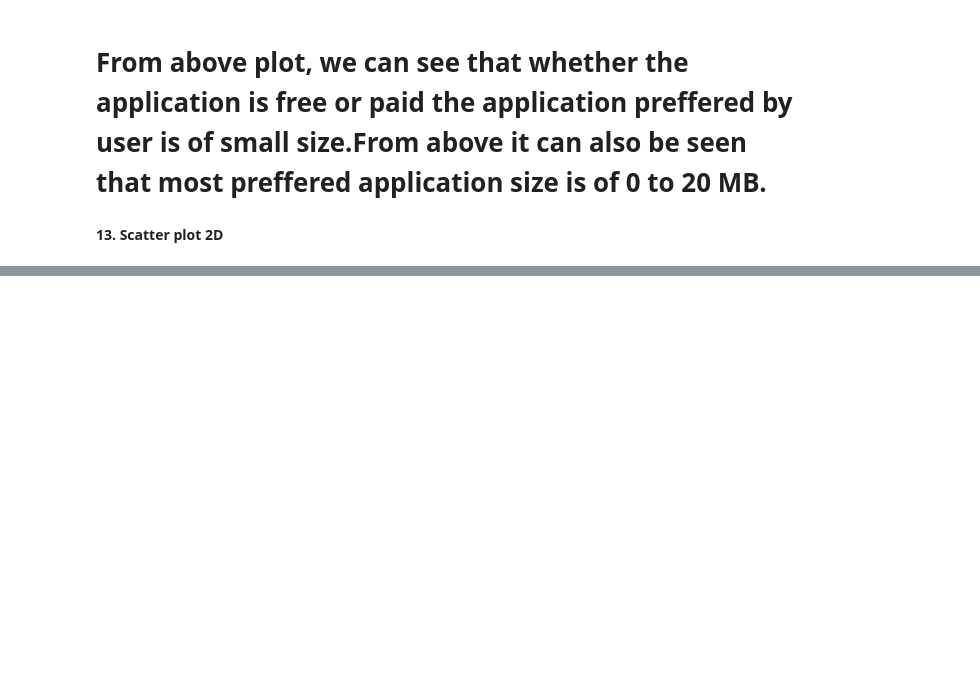
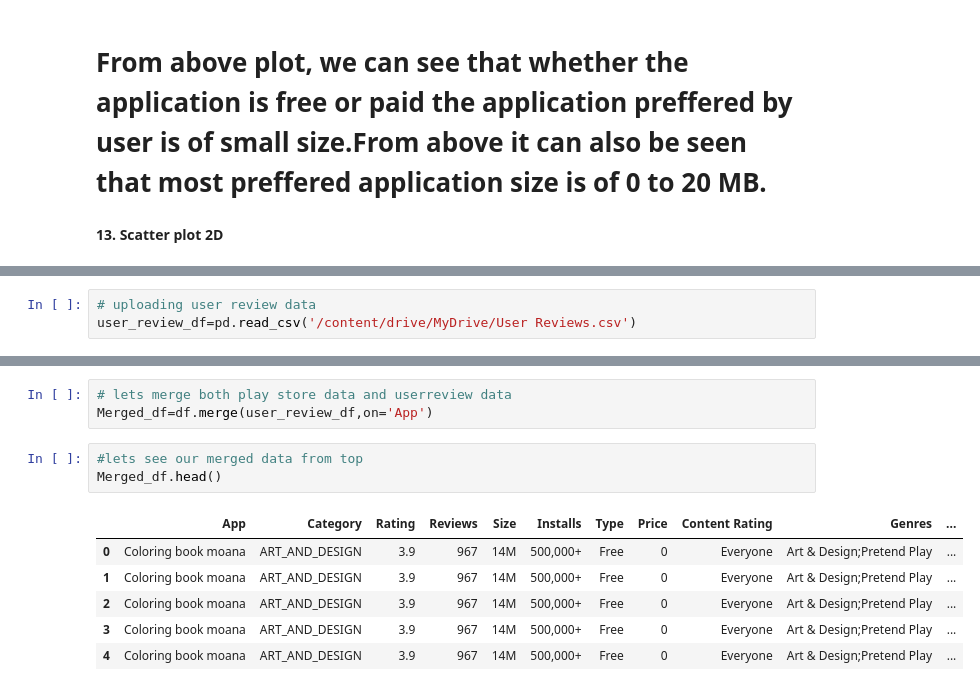
Before and after one commit to Shailendra114/Play-Store-App-Review-Analysis, a Jupyter notebook: Play_Store_App_Review_Analysis_Capstone_Project.ipynb, the cells around one changed output, grey strips where cells are left out. Cells and saved outputs as stored; diff of their text form; blank space fills up the shorter version.

```diff
--- a/Play_Store_App_Review_Analysis_Capstone_Project.ipynb
+++ b/Play_Store_App_Review_Analysis_Capstone_Project.ipynb
@@ -620,0 +640,3 @@ px.scatter(data_frame=Category_size,x='Size',y='log2 installs',color='Type')
+# %%
+# uploading user review data
+user_review_df=pd.read_csv('/content/drive/MyDrive/User Reviews.csv')
@@ -620,0 +663,13 @@ px.scatter(data_frame=Category_size,x='Size',y='log2 installs',color='Type')
+# %%
+# lets merge both play store data and userreview data
+Merged_df=df.merge(user_review_df,on='App')
+# %%
+#lets see our merged data from top
+Merged_df.head()
+# %% [output]
+|  | App | Category | Rating | Reviews | Size | Installs | Type | Price | Content Rating | Genres | ... |
+| 0 | Coloring book moana | ART_AND_DESIGN | 3.9 | 967 | 14M | 500,000+ | Free | 0 | Everyone | Art & Design;Pretend Play | ... |
+| 1 | Coloring book moana | ART_AND_DESIGN | 3.9 | 967 | 14M | 500,000+ | Free | 0 | Everyone | Art & Design;Pretend Play | ... |
+| 2 | Coloring book moana | ART_AND_DESIGN | 3.9 | 967 | 14M | 500,000+ | Free | 0 | Everyone | Art & Design;Pretend Play | ... |
+| 3 | Coloring book moana | ART_AND_DESIGN | 3.9 | 967 | 14M | 500,000+ | Free | 0 | Everyone | Art & Design;Pretend Play | ... |
+| 4 | Coloring book moana | ART_AND_DESIGN | 3.9 | 967 | 14M | 500,000+ | Free | 0 | Everyone | Art & Design;Pretend Play | ... |
```
Also changed, not shown: parts of 19 cells of this notebook.
